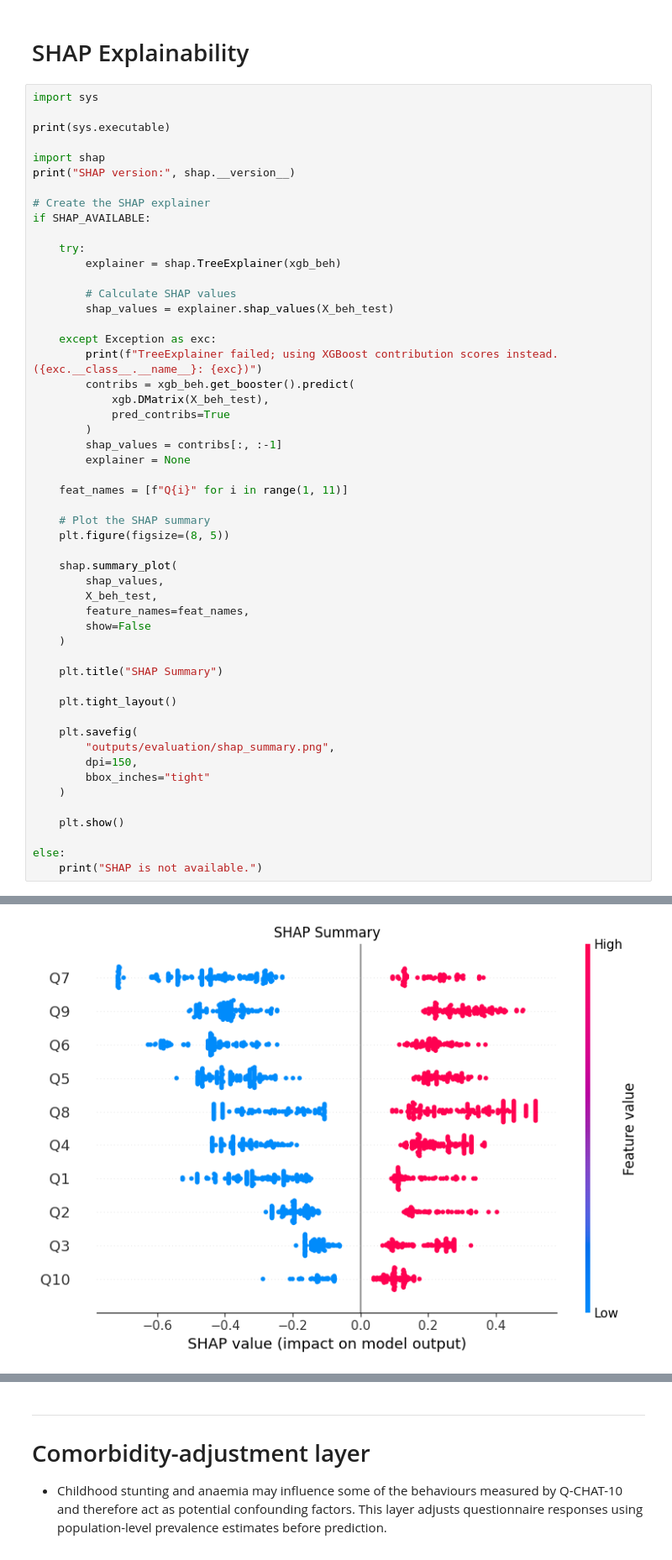
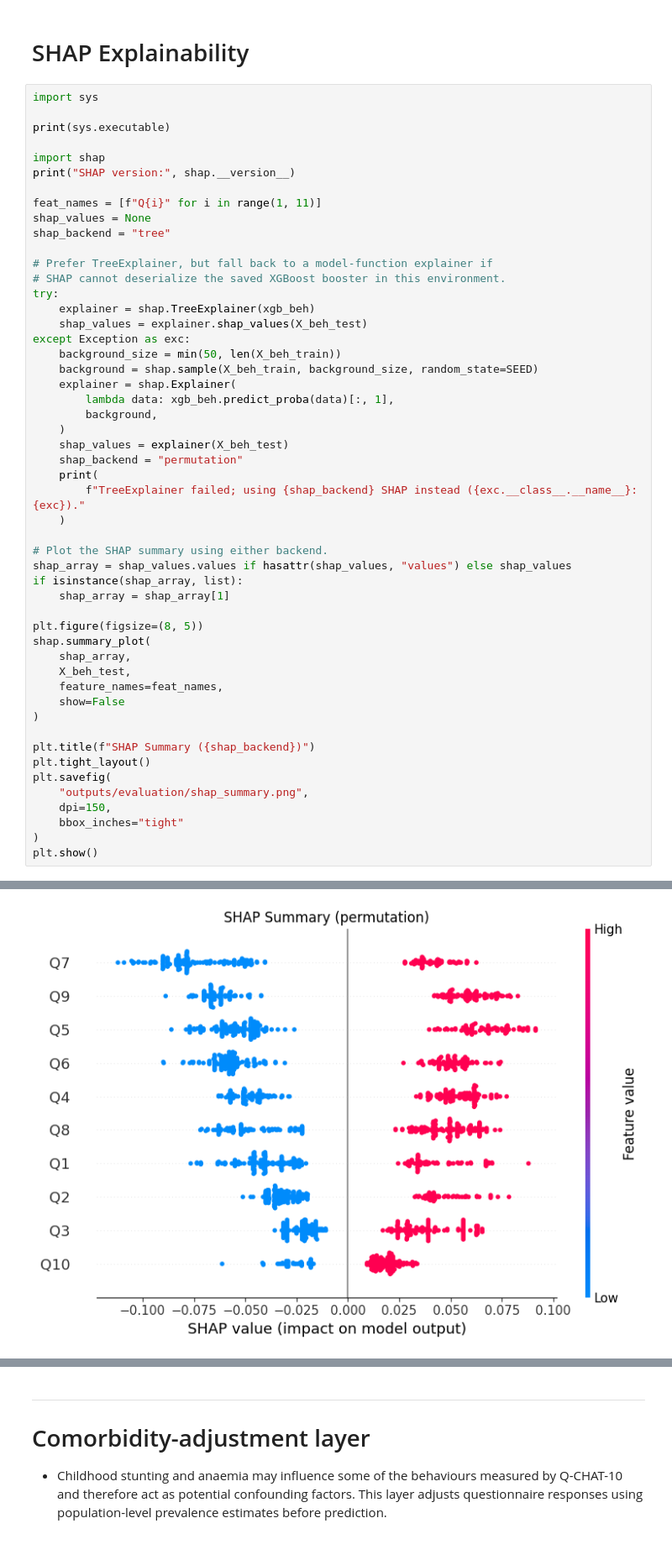
Before and after one commit to RELEBOHILE-PHEKO/Autism-Risk-Screening, a Jupyter notebook: notebook/autism_screening_Pipeline .ipynb, the cells around one changed output, grey strips where cells are left out. Shown at 84% size. Drawn from its saved outputs; the diff is of its cells as text.

```diff
--- a/notebook/autism_screening_Pipeline.ipynb
+++ b/notebook/autism_screening_Pipeline .ipynb
@@ -2401,50 +2437,49 @@ print(sys.executable)
 import shap
 print("SHAP version:", shap.__version__)
 
-# Create the SHAP explainer
-if SHAP_AVAILABLE:
+feat_names = [f"Q{i}" for i in range(1, 11)]
+shap_values = None
+shap_backend = "tree"
 
-    try:
-        explainer = shap.TreeExplainer(xgb_beh)
-
-        # Calculate SHAP values
-        shap_values = explainer.shap_values(X_beh_test)
-
-    except Exception as exc:
-        print(f"TreeExplainer failed; using XGBoost contribution scores instead. ({exc.__class__.__name__}: {exc})")
-        contribs = xgb_beh.get_booster().predict(
-            xgb.DMatrix(X_beh_test),
-            pred_contribs=True
-        )
-        shap_values = contribs[:, :-1]
-        explainer = None
-
-    feat_names = [f"Q{i}" for i in range(1, 11)]
-
-    # Plot the SHAP summary
-    plt.figure(figsize=(8, 5))
-
-    shap.summary_plot(
-        shap_values,
-        X_beh_test,
-        feature_names=feat_names,
-        show=False
+# Prefer TreeExplainer, but fall back to a model-function explainer if
+# SHAP cannot deserialize the saved XGBoost booster in this environment.
+try:
+    explainer = shap.TreeExplainer(xgb_beh)
+    shap_values = explainer.shap_values(X_beh_test)
+except Exception as exc:
+    background_size = min(50, len(X_beh_train))
+    background = shap.sample(X_beh_train, background_size, random_state=SEED)
+    explainer = shap.Explainer(
+        lambda data: xgb_beh.predict_proba(data)[:, 1],
+        background,
+    )
+    shap_values = explainer(X_beh_test)
+    shap_backend = "permutation"
+    print(
+        f"TreeExplainer failed; using {shap_backend} SHAP instead ({exc.__class__.__name__}: {exc})."
     )
 
-    plt.title("SHAP Summary")
+# Plot the SHAP summary using either backend.
+shap_array = shap_values.values if hasattr(shap_values, "values") else shap_values
+if isinstance(shap_array, list):
+    shap_array = shap_array[1]
 
-    plt.tight_layout()
+plt.figure(figsize=(8, 5))
+shap.summary_plot(
+    shap_array,
+    X_beh_test,
+    feature_names=feat_names,
+    show=False
+)
 
-    plt.savefig(
-        "outputs/evaluation/shap_summary.png",
-        dpi=150,
-        bbox_inches="tight"
-    )
-
-    plt.show()
-
-else:
-    print("SHAP is not available.")
+plt.title(f"SHAP Summary ({shap_backend})")
+plt.tight_layout()
+plt.savefig(
+    "outputs/evaluation/shap_summary.png",
+    dpi=150,
+    bbox_inches="tight"
+)
+plt.show()
 # %% [output]
 c:\Users\PC\Autism-Risk-Screening\.venv\Scripts\python.exe
 SHAP version: 0.44.0
@@ -2452,4 +2487,4 @@ TreeExplainer failed; using XGBoost contribution scores instead. (UnicodeDecodeE
-[figure, old version]
+[figure, new version]
 # %%
 # Show SHAP feature importance
 
```
Also changed, not shown: parts of 6 cells of this notebook, 6 other files.
